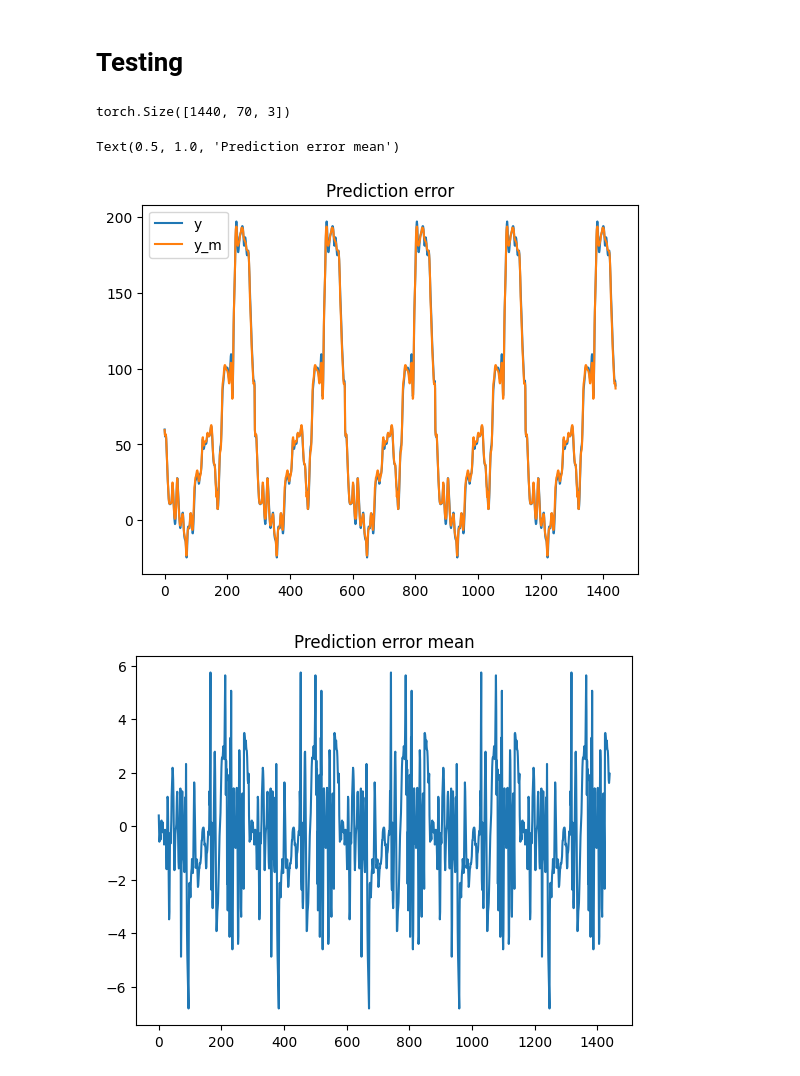
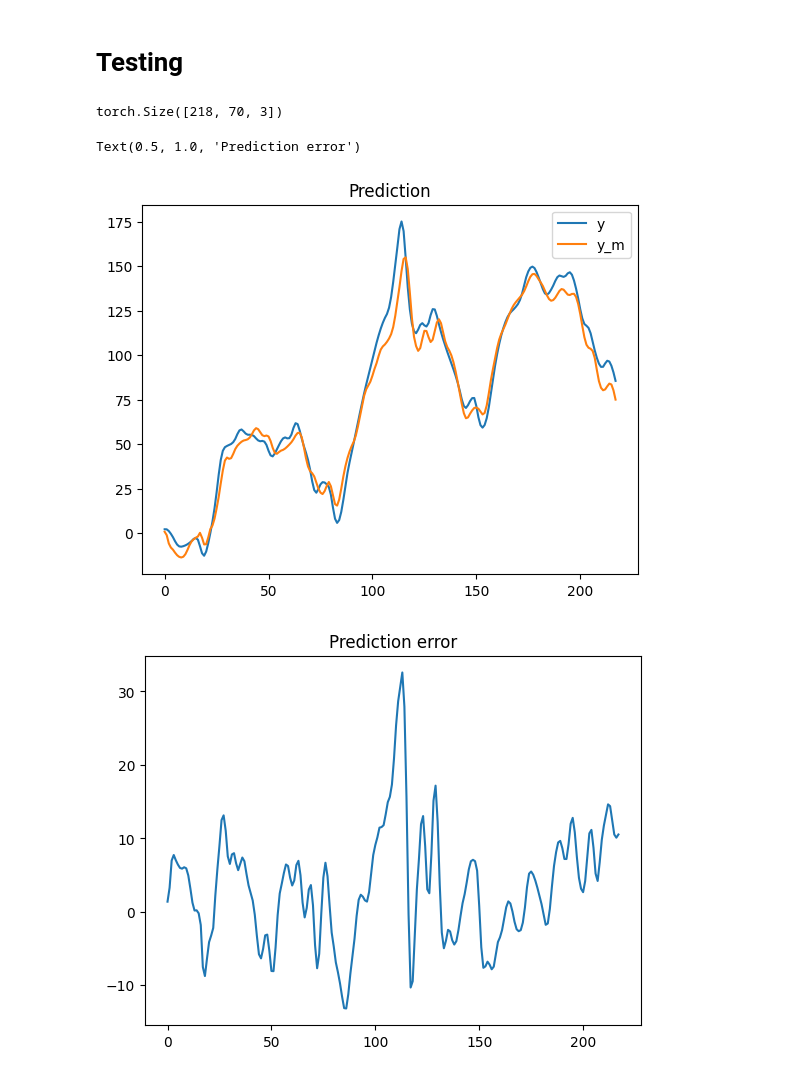
Before and after one commit to EmaMaker/uni-ccen-project, a Jupyter notebook: diabetes.ipynb, the cells around one changed output. Saved outputs shown, nothing was run; the diff lists cells and outputs as text; code cells hidden in the pictures.

Commit message:
checkpoint: finally fixed loading with stride.
Slightly worse than before, but that's because before it was just overfitting on the same sequence over and over

```diff
--- a/diabetes.ipynb
+++ b/diabetes.ipynb
@@ -217,9 +217,10 @@ def downsample_dataset(uvap_data, patient_id = 1, downsample_min=5, stride=None,
         # a group is a sampling by downsample_min of the original array, each with its own stride
         # this definition is to distinguish from sequences used in the dataset, which are built from groups
         # and consider samples in time from t-L to t
-        "n_groups": int(math.ceil(downsample_min / stride)),
+        # "n_groups": int(math.ceil(downsample_min / stride)),
         # the length of the data after downsampling, before stride
-        "lengths": lengths
+        "lengths": lengths,
+        "total_length": math.fsum(lengths)
     }
 
 def concat_datasets(datasets):
@@ -229,7 +230,8 @@ def concat_datasets(datasets):
         "meals": torch.cat([x["meals"] for x in datasets], dim=1),
         "cgm_ruan": torch.cat([x["cgm_ruan"] for x in datasets], dim=1),
         "cgm_uva": torch.cat([x["cgm_uva"] for x in datasets], dim=1),
-        "lengths": [item for x in datasets for item in x["lengths"]]
+        "lengths": [item for x in datasets for item in x["lengths"]],
+        "total_length": sum([x["total_length"] for x in datasets])
     }
 # %% [markdown]
 LSTM layers require sequences as inputs.
@@ -305,9 +307,9 @@ class SequenceDataset(Dataset):
         # else:
         x = []
         y = []
+        start = 0;
         for i in range(len(dataset_load["lengths"])):
-            start = 0 if i == 0 else dataset_load["lengths"][i-1]
-            end = start + dataset_load["lengths"][i]
+            end = start + dataset_load["lengths"][i] - seq_length
 
             print(start, end)
 
@@ -315,8 +317,10 @@ class SequenceDataset(Dataset):
                 _x = data[: , j:(j+seq_length)].T
                 x.append(_x)
 
-            _y = diff[:, start:end].T
+            _y = diff[:, start+seq_length:end+seq_length].T
             y.append(_y)
+
+            start += dataset_load["lengths"][i]
 
 
         x_shapes = [_x.shape for _x in x]
@@ -587,26 +631,40 @@ Details: Stopping threshold reached: val_loss = 4.208786487579346 < 5. Signaling
 # %%
 model.eval()
 
 (x, y) = next(iter(loader["test_loader"]))
 
 print(x.shape)
 
 x = x.to("cpu")
 y = y.to("cpu")
 ym = model(x).detach().to("cpu").numpy()
 
+# print(x.shape)
+# fig, ax = plt.subplots()
+# ax.plot(x[:,-1,2])
 
 fig, ax = plt.subplots()
 ax.plot(y)
 ax.plot(ym)
-ax.set_title("Prediction error")
+ax.set_title("Prediction")
 ax.legend(["y", "y_m"])
 fig, ax = plt.subplots()
 ax.plot(y-ym)
-ax.set_title("Prediction error mean")
+ax.set_title("Prediction error")
+
+
+# fig, ax = plt.subplots()
+# d = test_dataset["cgm_uva"].T
+# ax.plot(d.cpu())
+
+# x, y = loader["full_dataset"][len(loader["full_dataset"])-288:len(loader["full_dataset"])]
+# print(x.shape)
+
+# fig, ax = plt.subplots()
+# ax.plot(x[:,0,2].cpu().numpy())
 # %% [output]
-torch.Size([1440, 70, 3])
+torch.Size([218, 70, 3])
-Text(0.5, 1.0, 'Prediction error mean')
+Text(0.5, 1.0, 'Prediction error')
-[figure, old version]
+[figure, new version]
-[figure, old version]
+[figure, new version]
 # %%
```
Also changed, not shown: parts of 3 cells of this notebook.
